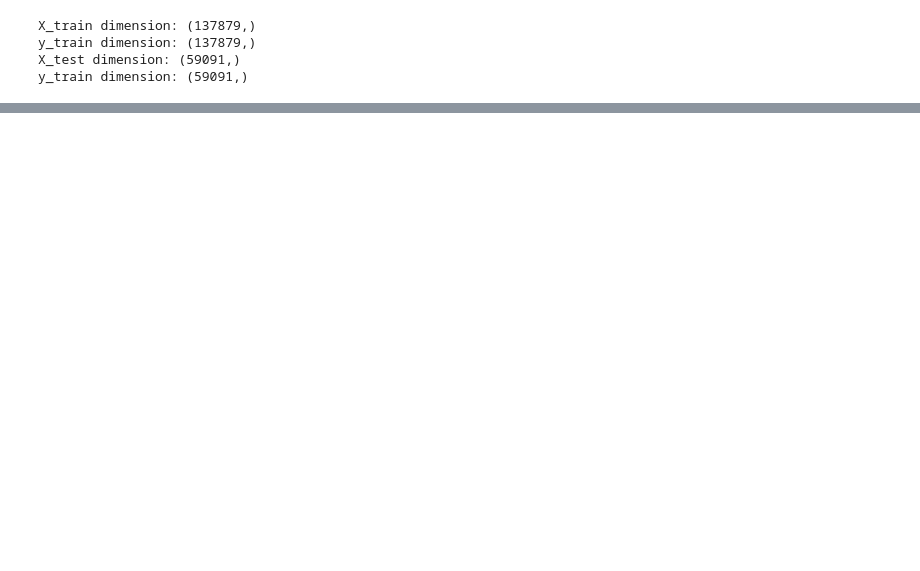
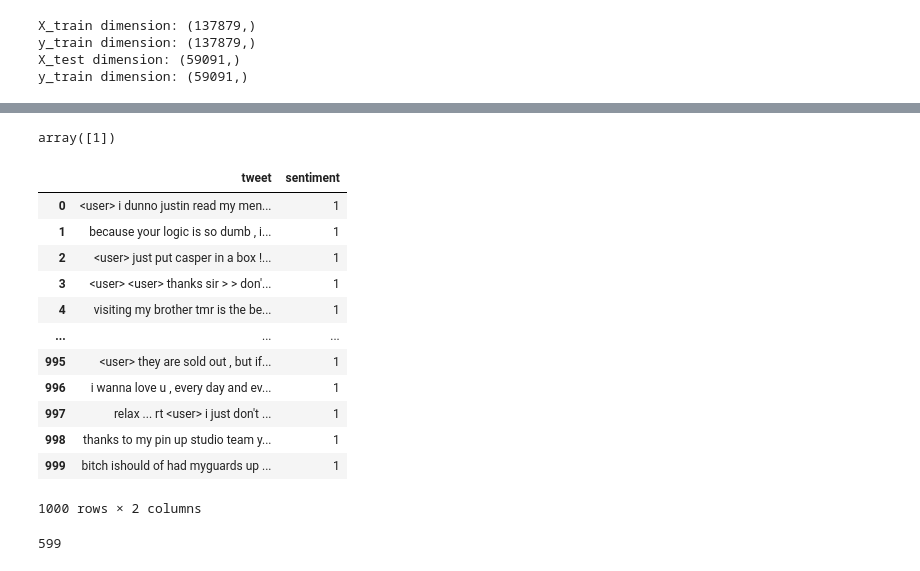
Before and after one commit to artiom-gesp/tweet-sentiment, a Jupyter notebook: scripts/first_attempt.ipynb, the cells around one changed output, grey strips where cells are left out. Cells and saved outputs as stored; diff of their text form; code cells hidden in the pictures; blank space fills up the shorter version.

```diff
--- a/scripts/first_attempt.ipynb
+++ b/scripts/first_attempt.ipynb
@@ -147,0 +302,24 @@ Logistic Regression Recall: 0.7504835589941973
+# %%
+df_train_pos['sentiment'].unique()
+# %% [output]
+array([1])
+# %%
+pd.concat([df_train_pos, df_train_neg])[0:1000]
+# %% [output]
+|  | tweet | sentiment |
+| 0 | <user> i dunno justin read my men... | 1 |
+| 1 | because your logic is so dumb , i... | 1 |
+| 2 | <user> just put casper in a box !... | 1 |
+| 3 | <user> <user> thanks sir > > don'... | 1 |
+| 4 | visiting my brother tmr is the be... | 1 |
+| ... | ... | ... |
+| 995 | <user> they are sold out , but if... | 1 |
+| 996 | i wanna love u , every day and ev... | 1 |
+| 997 | relax ... rt <user> i just don't ... | 1 |
+| 998 | thanks to my pin up studio team y... | 1 |
+| 999 | bitch ishould of had myguards up ... | 1 |
+1000 rows × 2 columns
+# %%
+nb_correct
+# %% [output]
+599
```
Also changed, not shown: parts of 20 cells of this notebook, 1 other file.
